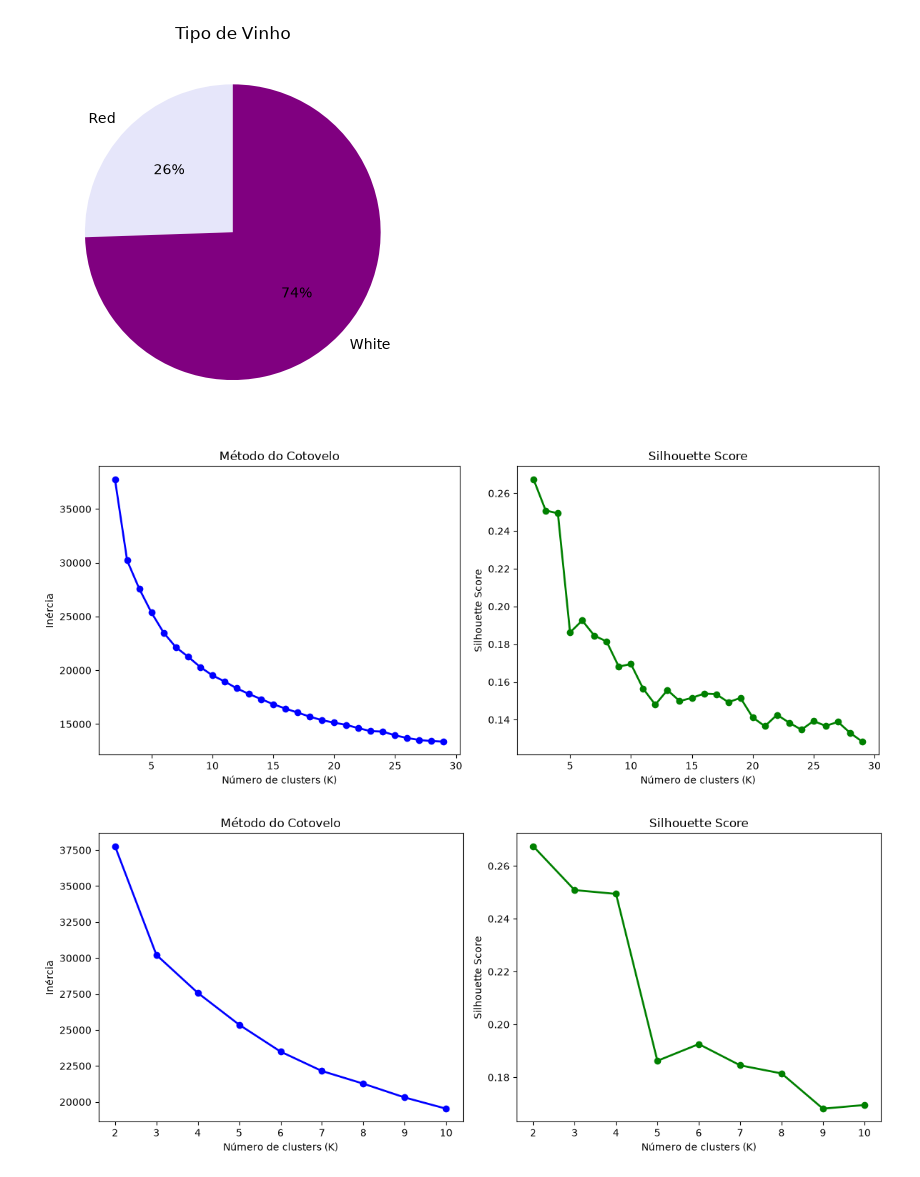
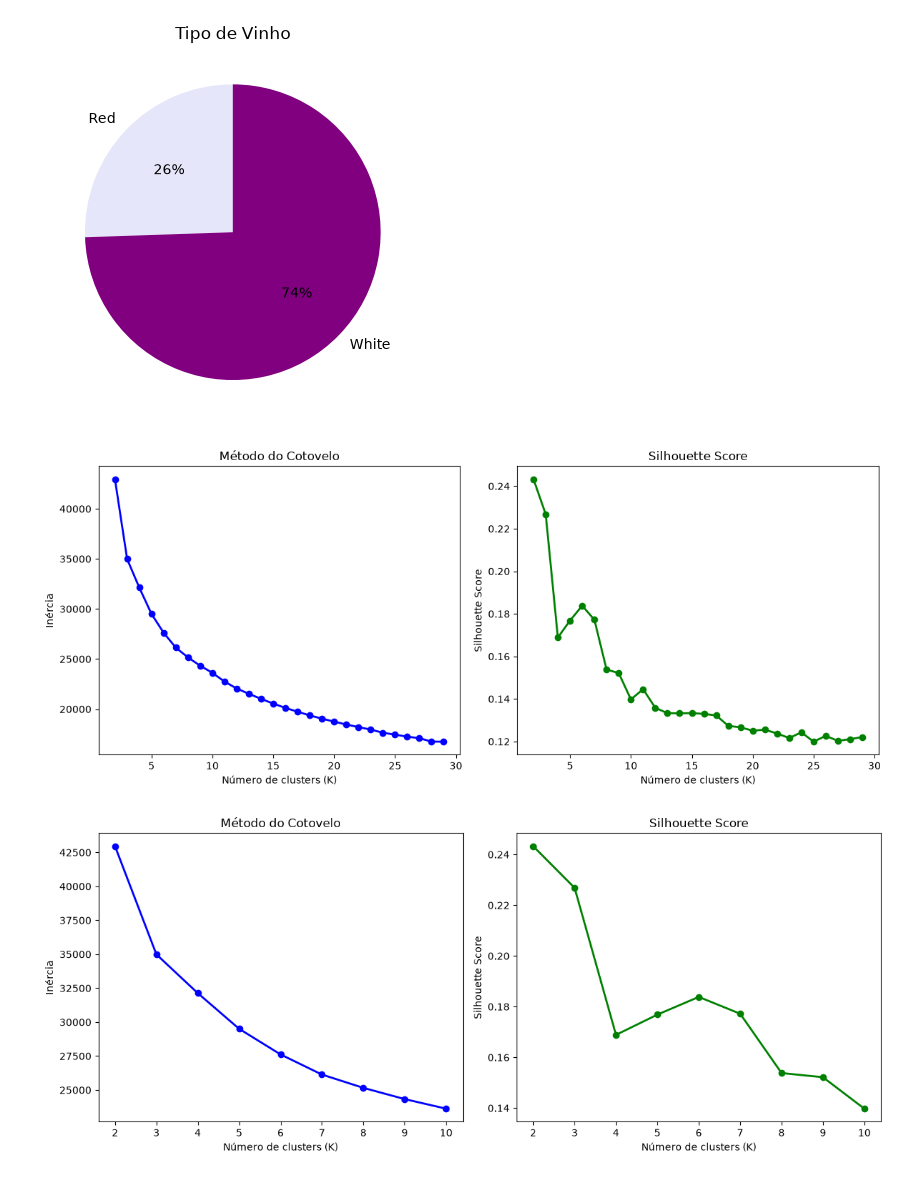
Before and after one commit to jacomassi04/Exercicio-Aula-Aprendizado-de-M-quina-N-o-Supervisionado-1, a Jupyter notebook: Exercicio_1_Vinhos/2_Exercicio_KMeans_Questao_2.ipynb, the cells around one changed output. Saved outputs shown, nothing was run; the diff lists cells and outputs as text; code cells hidden in the pictures.

```diff
--- a/Exercicio_1_Vinhos/2_Exercicio_KMeans_Questao_2.ipynb
+++ b/Exercicio_1_Vinhos/2_Exercicio_KMeans_Questao_2.ipynb
@@ -55,7 +55,7 @@ df = pd.read_csv(
 features = [
     'citric_acid', 'residual_sugar', 'chlorides', 'density', 'pH',
        'sulphates', 'alcohol', 'combined_acidity',
-       'combined_sulfur_dioxide'
+       'combined_sulfur_dioxide' , 'quality'
 ]
 
 X = df[features]
@@ -82,34 +82,34 @@ for k in ks:
     )
 
     labels = km.fit_predict(X_scaled)
 
     # Inercia
     inercias.append(km.inertia_)
 
     # Silhouette
     silhouettes.append(
         silhouette_score(X_scaled, labels)
     )
 
 # Plota os diagnosticos
 fig, (ax1, ax2) = plt.subplots(1, 2, figsize=(12, 5))
 
 # Elbow
 ax1.plot(ks, inercias, 'bo-', linewidth=2)
 ax1.set_title('Método do Cotovelo')
 ax1.set_xlabel('Número de clusters (K)')
 ax1.set_ylabel('Inércia')
 
 # Silhouette
 ax2.plot(ks, silhouettes, 'go-', linewidth=2)
 ax2.set_title('Silhouette Score')
 ax2.set_xlabel('Número de clusters (K)')
 ax2.set_ylabel('Silhouette Score')
 
 plt.tight_layout()
 plt.show()
 # %% [output]
-[figure, old version]
+[figure, new version]
 # %%
 # Teste do numero de clusters (agora somente 10 ks - 2 a 11 por curiosidade)
 ks = range(2, 11)
@@ -156,5 +156,5 @@ ax2.set_ylabel('Silhouette Score')
 plt.tight_layout()
 plt.show()
 # %% [output]
-[figure, old version]
+[figure, new version]
 # %%
```
Also changed, not shown: parts of 7 cells of this notebook, 1 other file.
